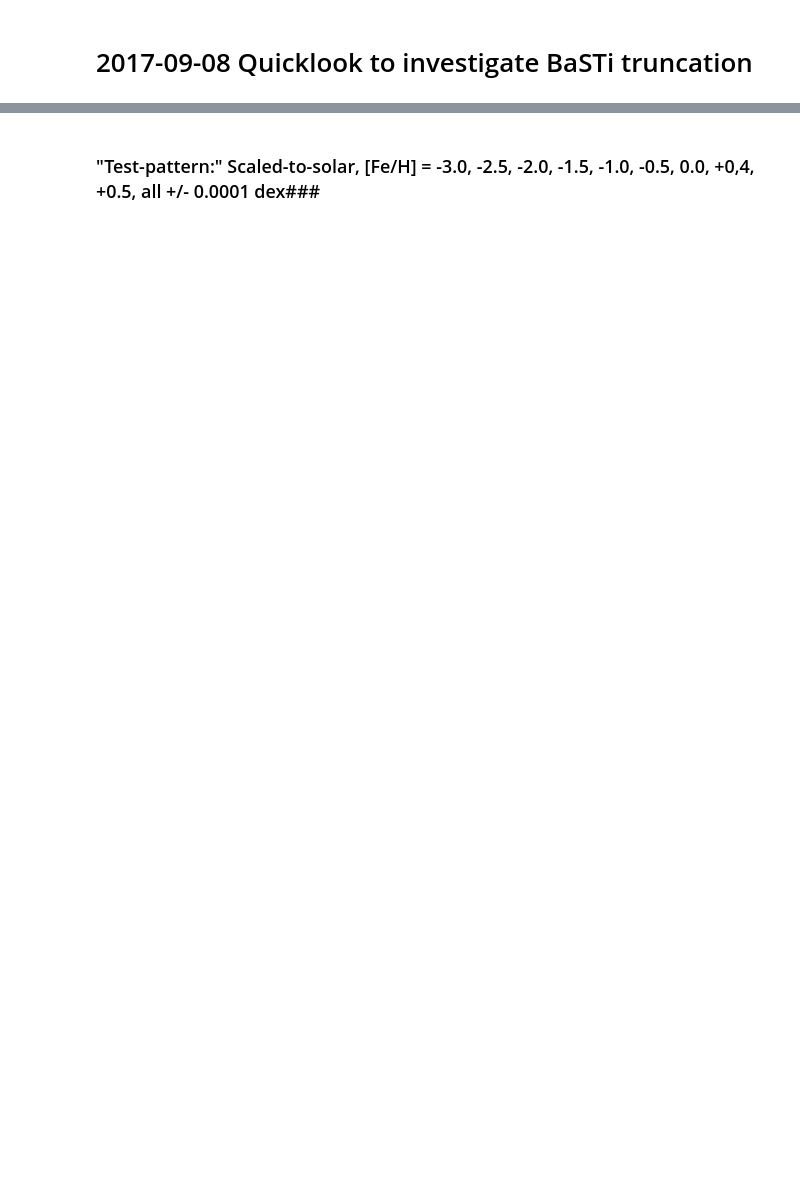
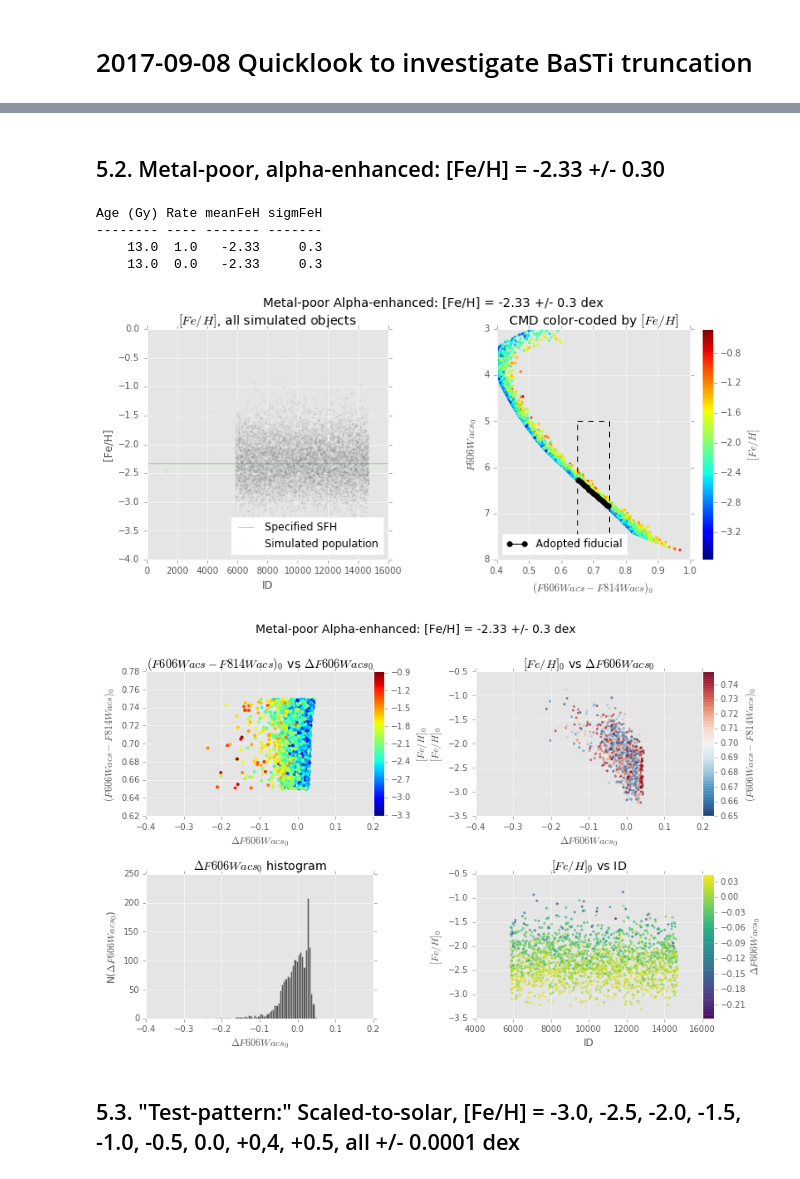
Before and after one commit to willclarkson/bastiTest, a Jupyter notebook: notebooks/2017-09-08_quicklookBaSTi_truncation.ipynb, the cells around one changed output, grey strips where cells are left out. Cells and saved outputs as stored; diff of their text form; code cells hidden in the pictures; blank space fills up the shorter version.

```diff
--- a/notebooks/2017-09-08_quicklookBaSTi_truncation.ipynb
+++ b/notebooks/2017-09-08_quicklookBaSTi_truncation.ipynb
@@ -10,5 +46,7 @@ from astropy.table import Table
 # %%
 import matplotlib.pylab as plt
 %matplotlib inline
+# %%
+plt.style.use('ggplot')
 # %%
 from mpl_toolkits.axes_grid1.inset_locator import inset_axes
@@ -377,3 +477,20 @@ wrapCheckBasti(stemPop, degFit, nMed, nMin, xLo, xHi, yLo, yHi, figStem=sStem, s
+# %% [markdown]
+## 5.2.  Metal-poor, alpha-enhanced: [Fe/H] = -2.33 +/- 0.30 ##
+# %%
+stemPopHalo = './FeH_m2p33_al/Synth_Pop__Aug_29_00.53.21_CEST_2017_'
+sStemHalo='%s/haloMetalPoor' % (dirPlots)
+sTitlHalo='Metal-poor Alpha-enhanced: [Fe/H] = -2.33 +/- 0.3 dex'
+# %%
+wrapCheckBasti(stemPopHalo, degFit, nMed, nMin, xLo, xHi, yLo, yHi, figStem=sStemHalo, nBins=nBins, \
+               sTitle=sTitlHalo, \
+               stripes=False, bothFigs=True)
+# %% [output]
+Age (Gy) Rate meanFeH sigmFeH
+-------- ---- ------- -------
+    13.0  1.0   -2.33     0.3
+    13.0  0.0   -2.33     0.3
+[figure, added]
+[figure, added]
 # %% [markdown]
-### "Test-pattern:" Scaled-to-solar, [Fe/H] = -3.0, -2.5, -2.0, -1.5, -1.0, -0.5, 0.0, +0,4, +0.5, all +/- 0.0001 dex###
+## 5.3.  "Test-pattern:" Scaled-to-solar, [Fe/H] = -3.0, -2.5, -2.0, -1.5, -1.0, -0.5, 0.0, +0,4, +0.5, all +/- 0.0001 dex ##
 # %%
```
Also changed, not shown: parts of 36 cells of this notebook, 28 other files.
